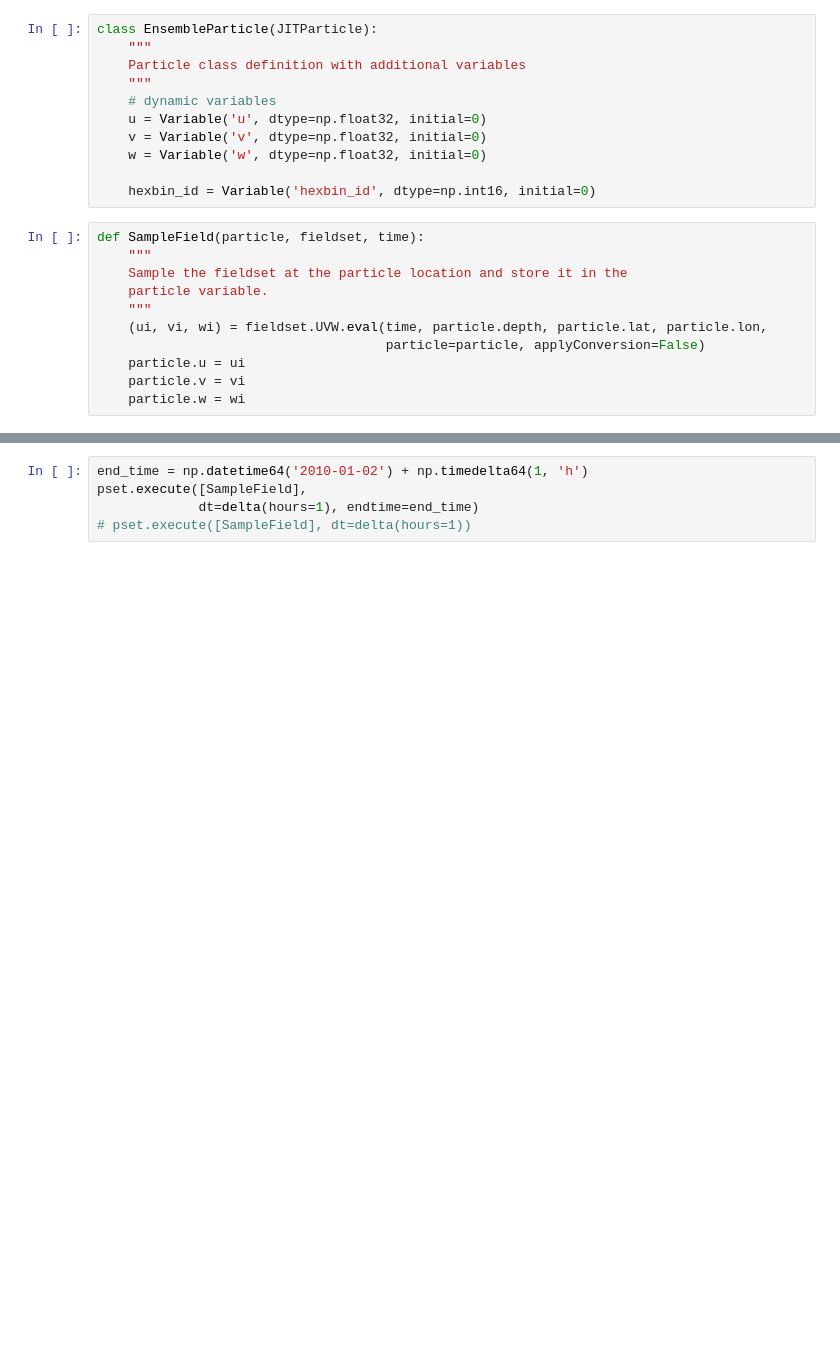
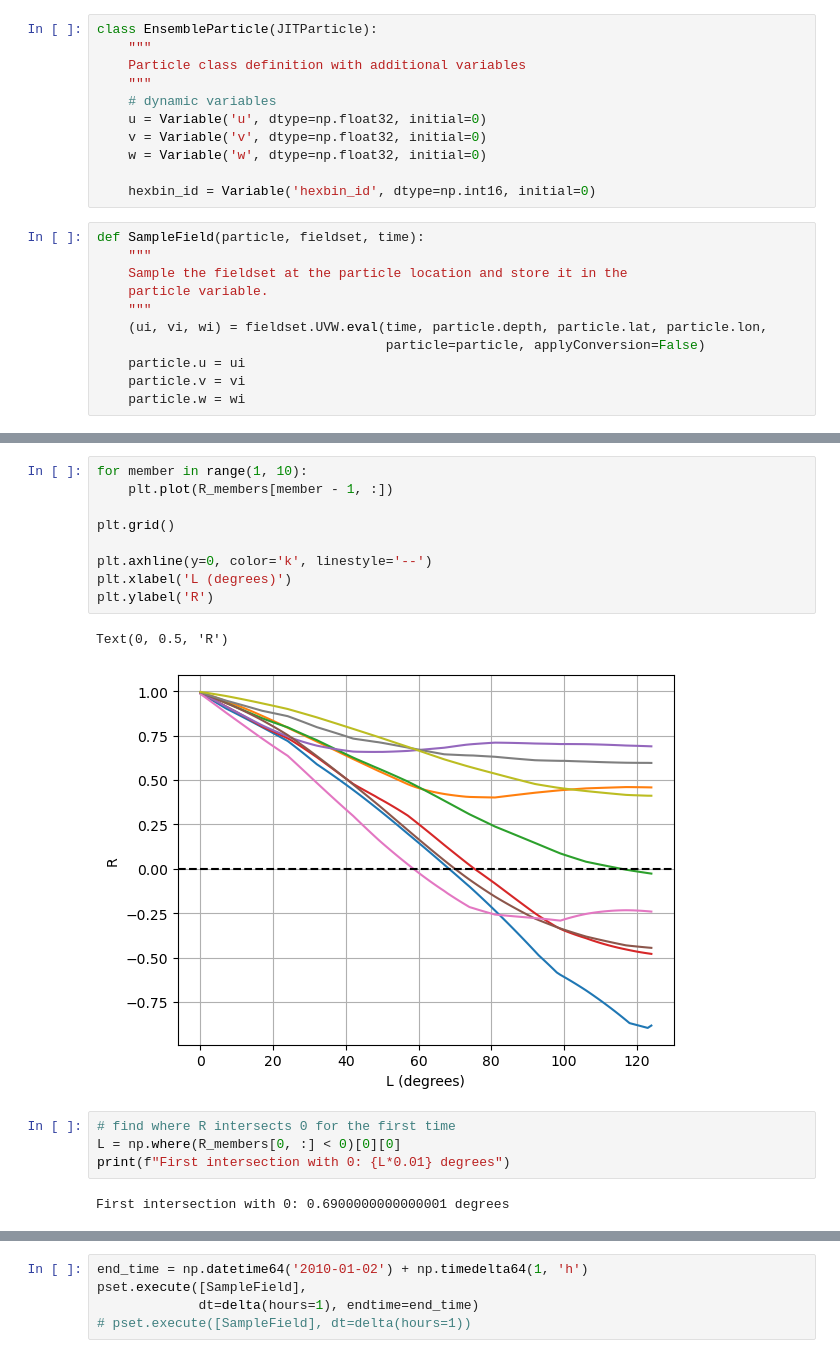
Before and after one commit to OceanParcels/NEMO_Ensemble_Lagrangian_Analysis, a Jupyter notebook: notebooks/12.Spatial_Lagrangian_autocorrelation_function.ipynb, the cells around one changed output, grey strips where cells are left out. Saved outputs shown, nothing was run; the diff lists cells and outputs as text; blank space fills up the shorter version.

```diff
--- a/notebooks/12.Spatial_Lagrangian_autocorrelation_function.ipynb
+++ b/notebooks/12.Spatial_Lagrangian_autocorrelation_function.ipynb
@@ -135,3 +157,21 @@ IndexError: index 50 is out of bounds for axis 0 with size 50
+# %%
+for member in range(1, 10):
+    plt.plot(R_members[member - 1, :])
+
+plt.grid()
+
+plt.axhline(y=0, color='k', linestyle='--')
+plt.xlabel('L (degrees)')
+plt.ylabel('R')
+# %% [output]
+Text(0, 0.5, 'R')
+[figure, added]
+# %%
+# find where R intersects 0 for the first time
+L = np.where(R_members[0, :] < 0)[0][0]
+print(f"First intersection with 0: {L*0.01} degrees")
+# %% [output]
+First intersection with 0: 0.6900000000000001 degrees
 # %%
 # Plot NA_domain on a map
 depth = 0
```
Also changed, not shown: parts of 6 cells of this notebook, 1 other file.
